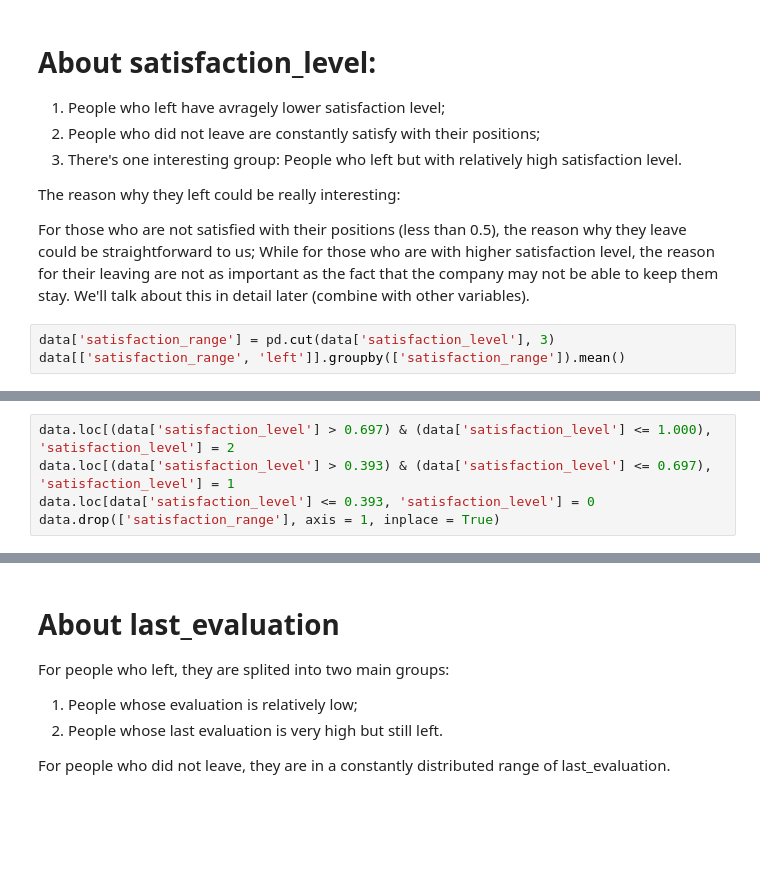
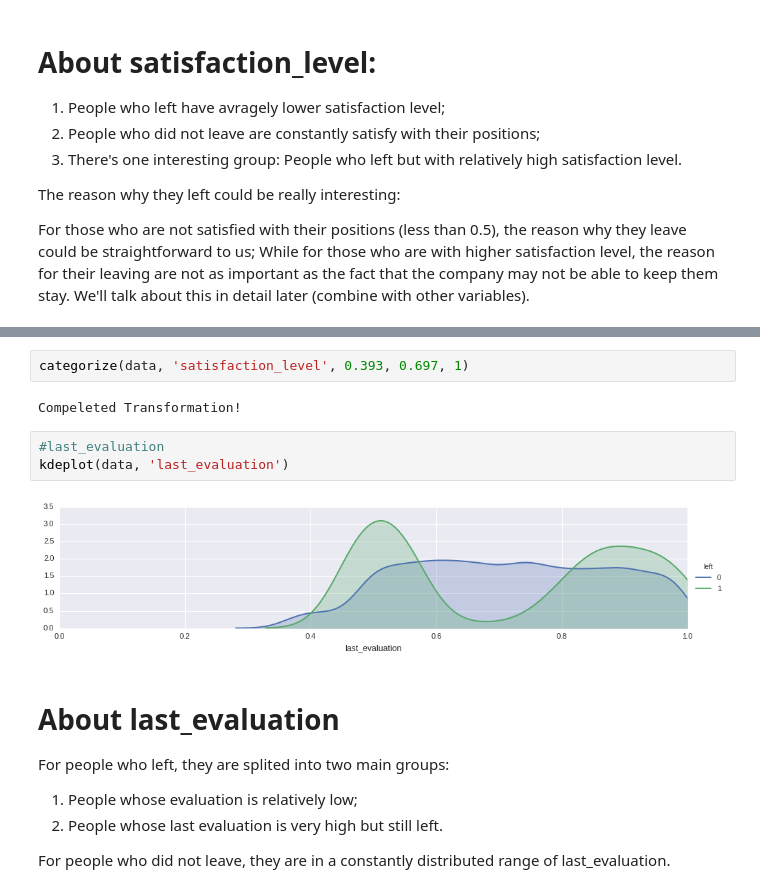
Before and after one commit to Z-Yang-328/Human-Resources-Analysis, a Jupyter notebook: Analysis/Basic Exploration.ipynb, the cells around one changed output, grey strips where cells are left out. Drawn from its saved outputs; the diff is of its cells as text; blank space fills up the shorter version.

```diff
--- a/Analysis/Basic Exploration.ipynb
+++ b/Analysis/Basic Exploration.ipynb
@@ -217,6 +228,3 @@ The reason why they left could be really interesting:
 
    For those who are not satisfied with their positions (less than 0.5), the reason why they leave could be straightforward to us;
    While for those who are with higher satisfaction level, the reason for their leaving are not as important as the fact that the company may not be able to keep them stay. We'll talk about this in detail later (combine with other variables).
-# %%
-data['satisfaction_range'] = pd.cut(data['satisfaction_level'], 3)
-data[['satisfaction_range', 'left']].groupby(['satisfaction_range']).mean()
@@ -229,5 +230,0 @@ data[['satisfaction_range', 'left']].groupby(['satisfaction_range']).mean()
-# %%
-data.loc[(data['satisfaction_level'] > 0.697) & (data['satisfaction_level'] <= 1.000), 'satisfaction_level'] = 2
-data.loc[(data['satisfaction_level'] > 0.393) & (data['satisfaction_level'] <= 0.697), 'satisfaction_level'] = 1
-data.loc[data['satisfaction_level'] <= 0.393, 'satisfaction_level'] = 0
-data.drop(['satisfaction_range'], axis = 1, inplace = True)
@@ -242,3 +239,12 @@ g.add_legend();
+# %%
+categorize(data, 'satisfaction_level', 0.393, 0.697, 1)
+# %% [output]
+Compeleted Transformation!
+# %%
+#last_evaluation
+kdeplot(data, 'last_evaluation')
+# %% [output]
+[figure, added]
 # %% [markdown]
 # About last_evaluation
   For people who left, they are splited into two main groups:
```
Also changed, not shown: parts of 41 cells of this notebook.
